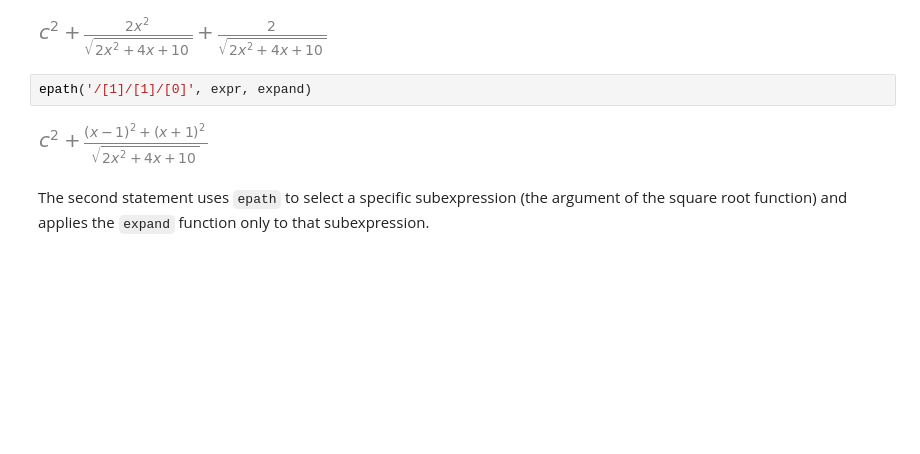
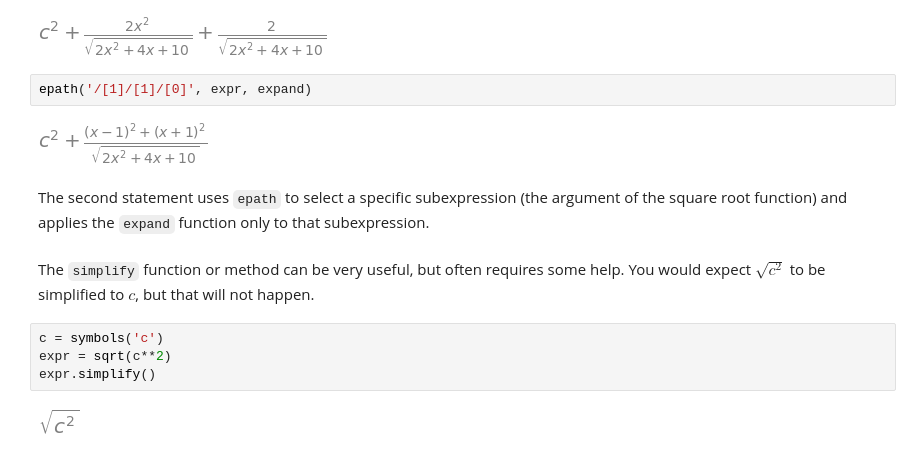
Before and after one commit to gjbex/Scientific-Python, a Jupyter notebook: source-code/sympy/sympy.ipynb, the cells around one changed output. Cells and saved outputs as stored; diff of their text form; blank space fills up the shorter version.

```diff
--- a/source-code/sympy/sympy.ipynb
+++ b/source-code/sympy/sympy.ipynb
@@ -754,3 +756,11 @@ epath('/[1]/[1]/[0]', expr, expand)
 [figure]
 # %% [markdown]
 The second statement uses `epath` to select a specific subexpression (the argument of the square root function) and applies the `expand` function only to that subexpression.
+# %% [markdown]
+The `simplify` function or method can be very useful, but often requires some help.  You would expect $\sqrt{c^2}$ to be simplified to $c$, but that will not happen.
+# %%
+c = symbols('c')
+expr = sqrt(c**2)
+expr.simplify()
+# %% [output]
+[figure, added]
```
Also changed, not shown: parts of 18 cells of this notebook.
